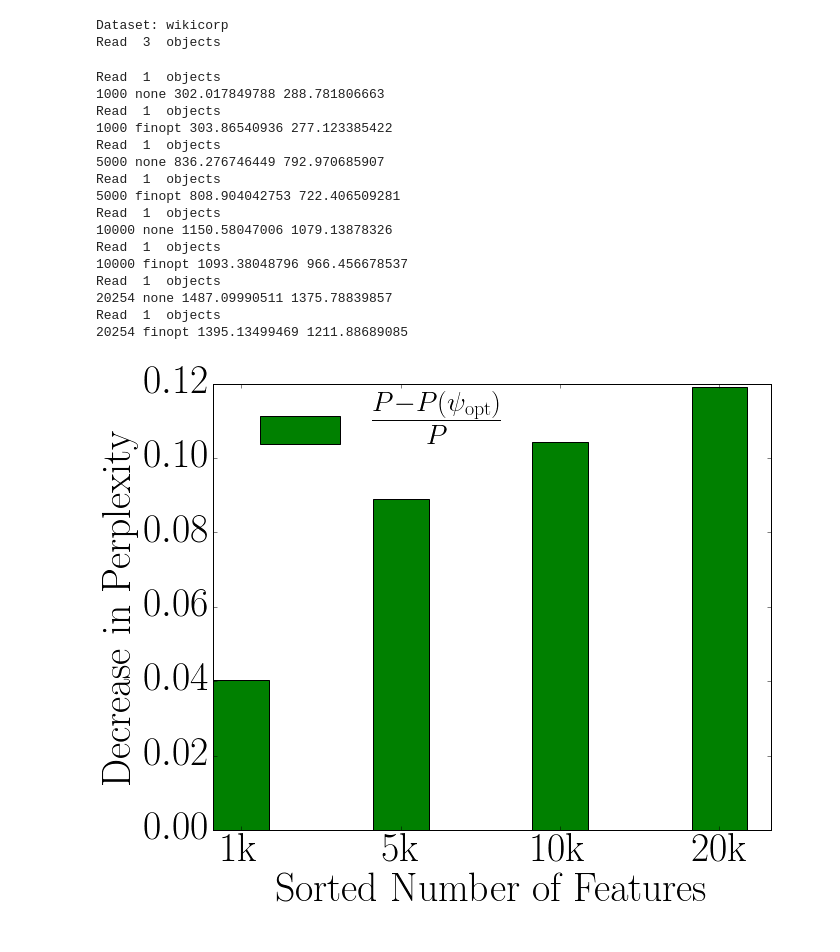
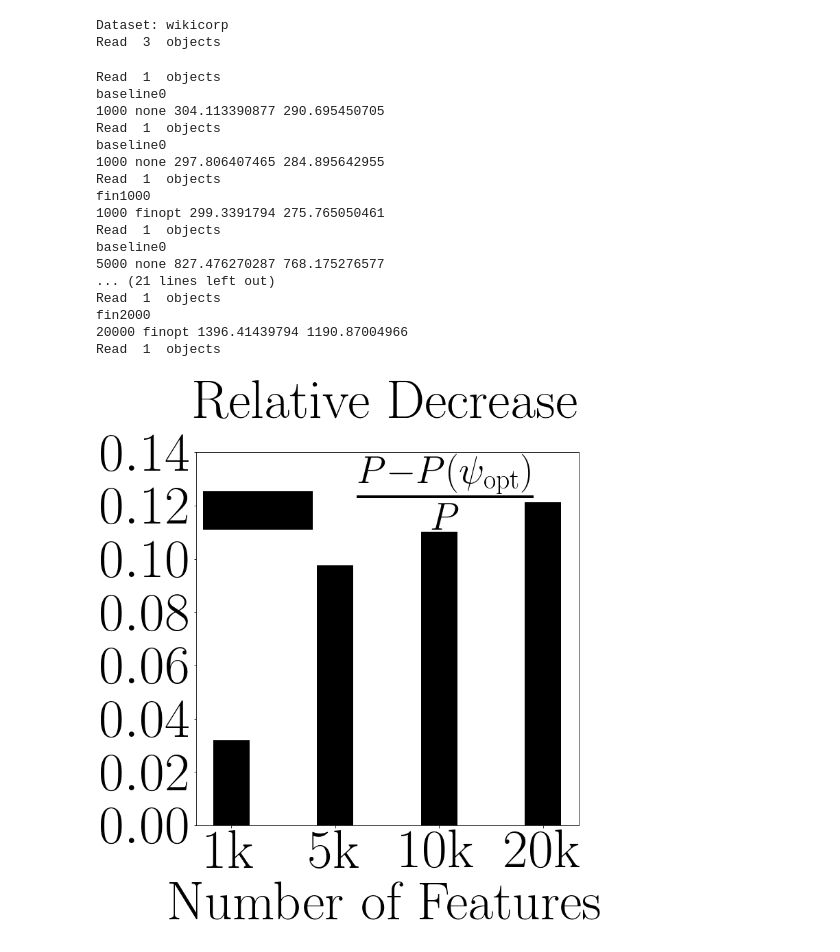
Before and after one commit to rahulk90/vae_sparse, a Jupyter notebook: ipynb/bow_text/WikicorpVsFeatures.ipynb, the cells around one changed output. Saved outputs shown, nothing was run; the diff lists cells and outputs as text; code cells hidden in the pictures.

```diff
--- a/ipynb/bow_text/WikicorpVsFeatures.ipynb
+++ b/ipynb/bow_text/WikicorpVsFeatures.ipynb
@@ -20,8 +20,8 @@ mpl.rcParams['legend.fontsize']=40
 from utils.misc import getConfigFile, readPickle, loadHDF5, getUniqueIDFromParams
 from optvaeutils.viz import getName
 
-DIR      = '../../expt/results_dec19/chkpt-wikicorp';
-MAXEPOCH = '20'
+DIR      = '../../expt/chkpt-wikicorp';
+MAXEPOCH = '50'
 numfeats = ['_1000','_5000','_10000','']
 otypes   = ['none','finopt']
 
@@ -74,10 +74,12 @@ for nfeat in numfeats:
     for otype in otypes:
         NEWDIR = DIR+nfeat+'-'+otype+'/'
         for f in glob.glob(NEWDIR+'*EP'+MAXEPOCH+'*.h5'):
-            if 'pl-0' in f:
+            params = readPickle(getConfigFile(f))[0]
+            if 'pl-0' in f or params['anneal_rate']>1000:
                 continue
-            params = readPickle(getConfigFile(f))[0]
+            params['replicate_K'] = None
             name   = getName(params)
+            print name+str(params['anneal_rate'])
             data   = loadHDF5(f)
             l_params.append(params)
             datalist.append(data)
@@ -91,21 +93,22 @@ for nfeat in numfeats:
             results[N][otype] = min_f
 # %% [output]
 Read  1  objects
-1000 none 302.017849788 288.781806663
+baseline0
+1000 none 304.113390877 290.695450705
 Read  1  objects
-1000 finopt 303.86540936 277.123385422
+baseline0
+1000 none 297.806407465 284.895642955
 Read  1  objects
-5000 none 836.276746449 792.970685907
+fin1000
+1000 finopt 299.3391794 275.765050461
 Read  1  objects
-5000 finopt 808.904042753 722.406509281
+baseline0
+5000 none 827.476270287 768.175276577
+... (21 lines left out)
 Read  1  objects
-10000 none 1150.58047006 1079.13878326
+fin2000
+20000 finopt 1396.41439794 1190.87004966
 Read  1  objects
-10000 finopt 1093.38048796 966.456678537
-Read  1  objects
-20254 none 1487.09990511 1375.78839857
-Read  1  objects
-20254 finopt 1395.13499469 1211.88689085
 # %%
 diff_valid = 1
 bar_names_label=[]
@@ -120,25 +123,25 @@ for nfeat in numfeats:
 # %%
 diff      = [(results[N]['none']-results[N]['finopt'])/(results[N]['none']) for N in bar_names]
 n_groups  = len(diff)
-fig, ax = plt.subplots(figsize=(10,8))
+#fig, ax = plt.subplots(figsize=(20,22))
+fig, ax = plt.subplots(figsize=(10,10))
 
 index = np.arange(n_groups)
 bar_width = 0.35
 
 error_config = {'ecolor': '0.3'}
 
 rects1 = plt.bar(index, diff, bar_width,
-                 color='g',
+                 color='k',
                  error_kw=error_config,
                  label='$\\frac{P-P (\\psi_{\\text{opt}})}{P}$')
 
-plt.xlabel('Sorted Number of Features')
-plt.ylabel('Decrease in Perplexity')
-plt.xticks(index + bar_width/2, bar_names_label)#, rotation='vertical')
-#plt.legend(loc='upper center', bbox_to_anchor=(0.5, 1.3),frameon=False)
-plt.legend(loc='upper center', bbox_to_anchor=(0.3, 1.05),frameon=False)
-
+plt.xlabel('Number of Features',fontsize=80)
+plt.title('Relative Decrease',fontsize=80, y=1.08)
+plt.xticks(index , bar_names_label,fontsize=80)
+plt.legend(loc='upper center', bbox_to_anchor=(0.45, 1.1),fontsize=80,frameon=False)
+plt.yticks(np.arange(0,0.15,0.02),fontsize=80)
 fname = 'wikicorp_features.pdf'
 plt.savefig(fname, bbox_inches='tight')
 # %% [output]
-[figure, old version]
+[figure, new version]
```
Also changed, not shown: 5 other files.
